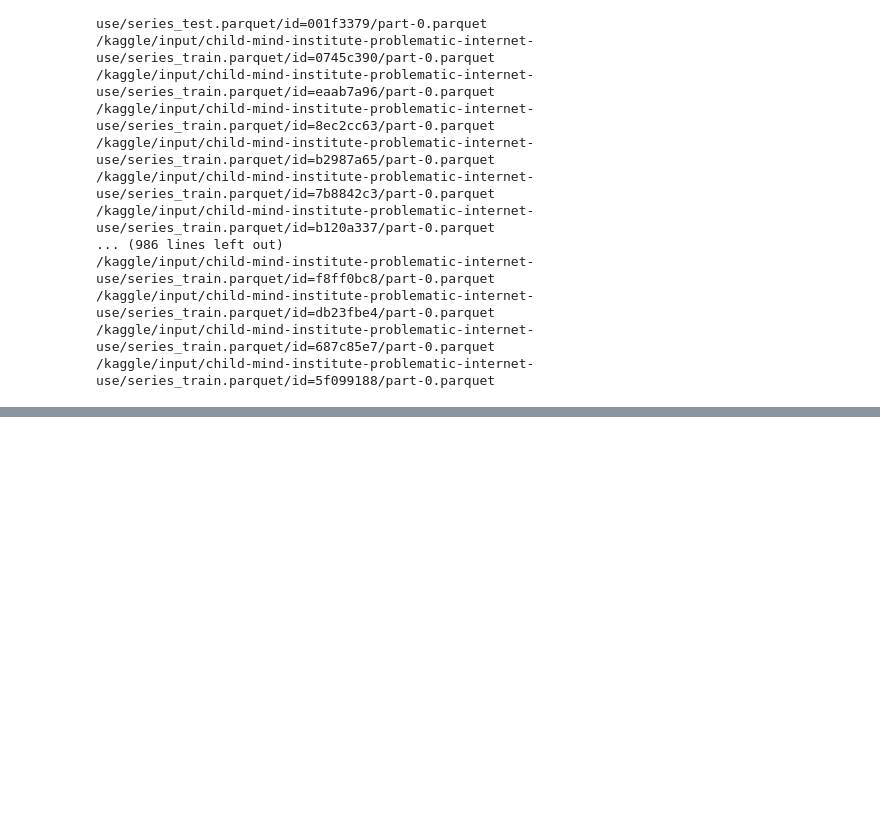
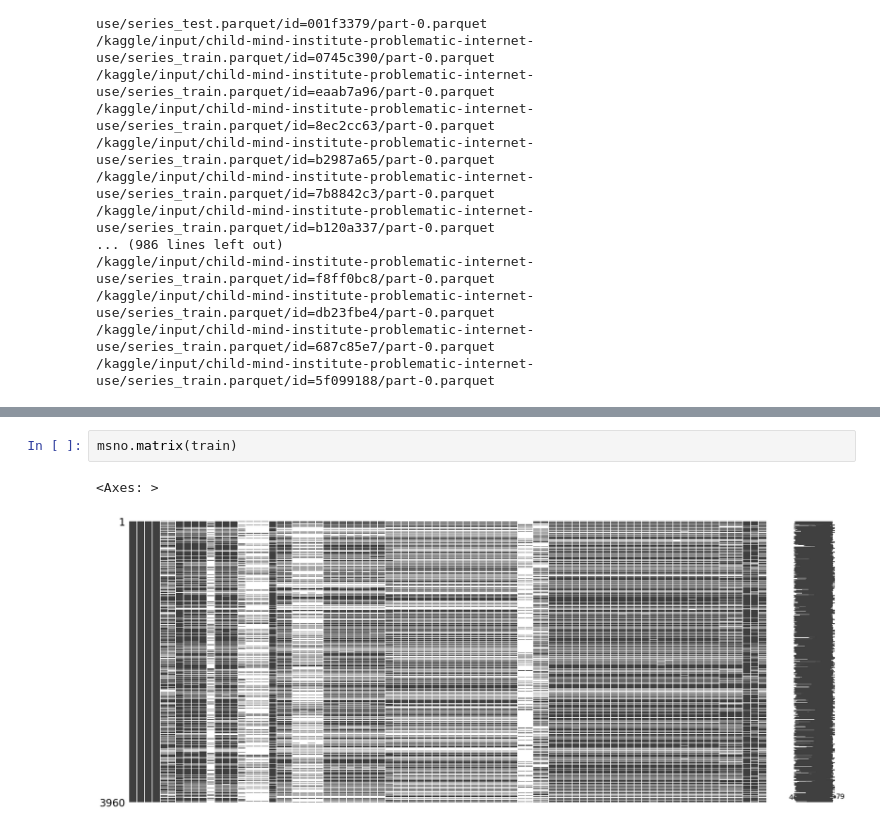
Before and after one commit to dkmachinelearning/dkmachinelearning, a Jupyter notebook: notebook8616b143ee.ipynb, the cells around one changed output, grey strips where cells are left out. Cells and saved outputs as stored; diff of their text form; blank space fills up the shorter version.

```diff
--- a/notebook8616b143ee.ipynb
+++ b/notebook8616b143ee.ipynb
@@ -136,0 +208,5 @@ AttributeError: module 'numba' has no attribute 'generated_jit'
+# %%
+msno.matrix(train)
+# %% [output]
+<Axes: >
+[figure, added]
```
Also changed, not shown: parts of 19 cells of this notebook.
